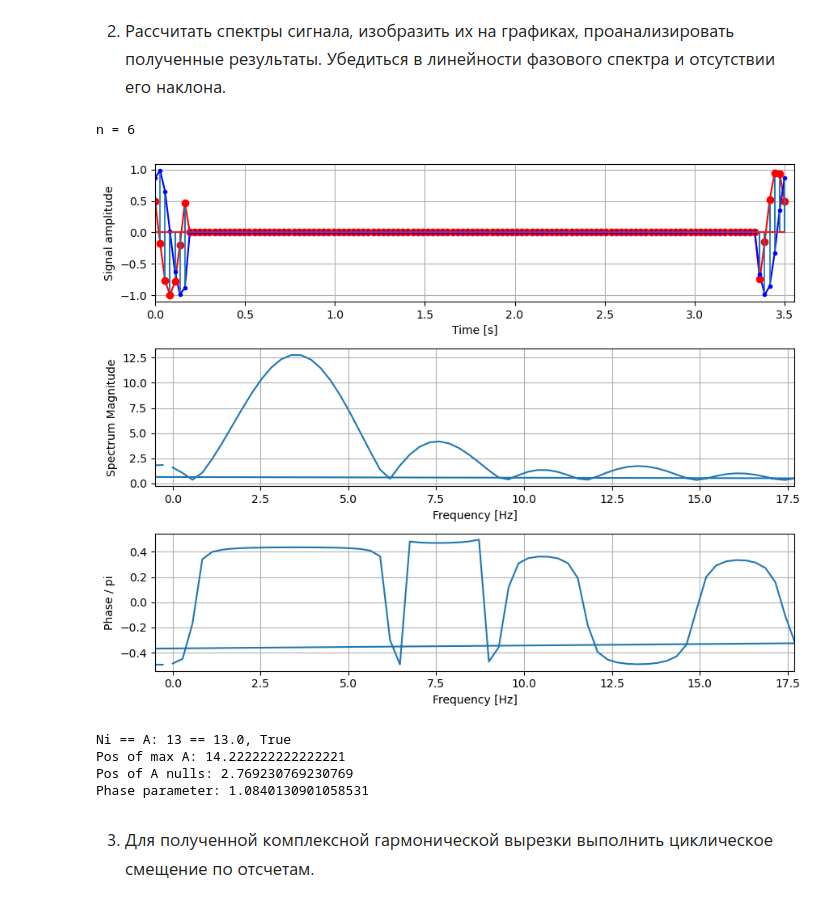
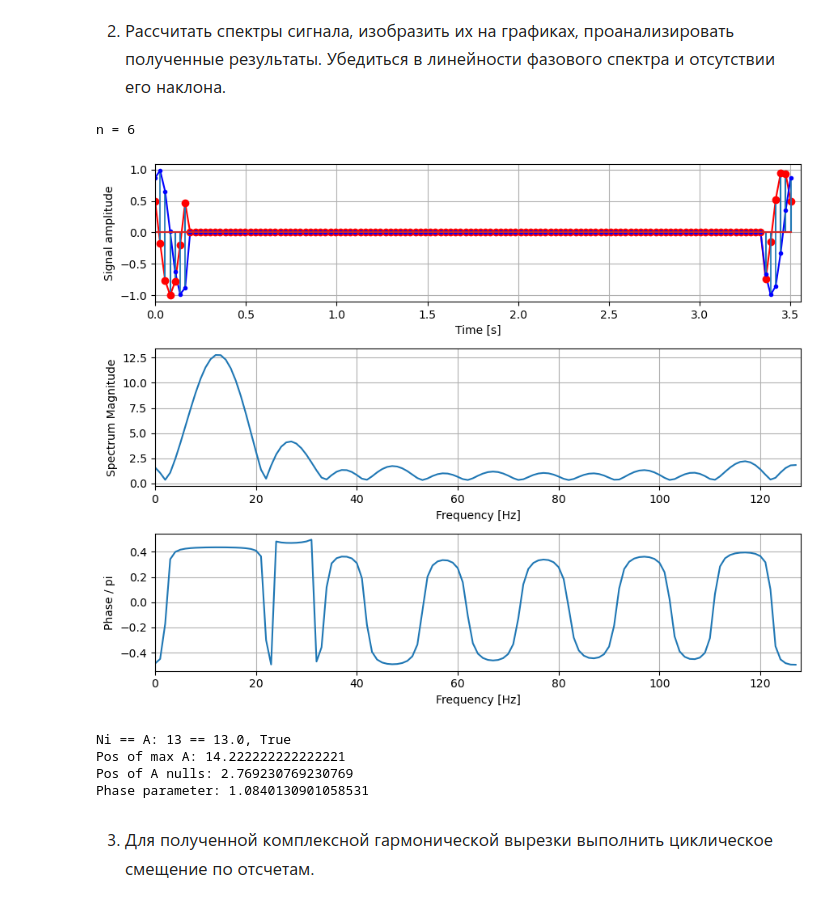
Before and after one commit to Jrvvv/dsp-miet, a Jupyter notebook: P02/PL02.ipynb, the cells around one changed output. Cells and saved outputs as stored; diff of their text form; code cells hidden in the pictures.

```diff
--- a/P02/PL02.ipynb
+++ b/P02/PL02.ipynb
@@ -430,7 +430,8 @@ n = int((Ni - 1) / 2)
 print(f'n = {n}')
 x = np.concatenate((sig[0:n + 1], np.zeros(N - Ni), sig[N - n:N]))
 
-f = fftpack.fftfreq(len(x)) * fs
+# f = fftpack.fftfreq(N) * fs
+f = np.linspace(0, N, N, endpoint = False)
 X = fftpack.fft(x)
 fig, axes = plt.subplots(nrows=3, ncols=1, figsize=(9, 7))
 
@@ -438,47 +439,40 @@ A_imm = np.abs(X)
 P_imm = np.arctan(np.imag(X) / (np.real(X) + 1e-6));
 
 axes[0].plot(t, np.real(x), label='real', color='red')
 axes[0].plot(t, np.imag(x), label='imag', color='blue')
 markerline, stemline, baseline, = axes[0].stem(t, np.real(x), label='real', markerfmt='ro')
 markerline, stemline, baseline, = axes[0].stem(t, np.imag(x), label='imag', markerfmt='bo')
 plt.setp(stemline, linewidth = 1.25)
 plt.setp(markerline, markersize = 3)
 axes[0].grid(True)
 axes[0].set_xlabel('Time [s]')
 axes[0].set_ylabel('Signal amplitude')
 axes[0].set_xlim(0, np.max(N)*T)
 axes[1].grid(True)
 axes[1].plot(f, A_imm)
 axes[1].set_xlabel('Frequency [Hz]')
 axes[1].set_ylabel('Spectrum Magnitude')
-axes[1].set_xlim(-0.5, fs / 2 - 0.3)
+axes[1].set_xlim(0, N)
 axes[2].grid(True)
 axes[2].plot(f, P_imm / np.pi)
 axes[2].set_xlabel('Frequency [Hz]')
 axes[2].set_ylabel('Phase / pi')
-axes[2].set_xlim(-0.5, fs / 2 - 0.3)
+axes[2].set_xlim(0, N)
 fig.tight_layout()
 plt.show()
 
 print(f'Ni == A: {Ni} == {np.round(np.max(A_imm))}, {Ni == np.round(np.max(A_imm))}')
 print(f'Pos of max A: {f0 * T * N}')
 print(f'Pos of A nulls: {1/ (T * Ni)}')
 mu = 0.25
 print(f'Phase parameter: {-s * mu * 2 * np.pi / N + phi0}')
 # %% [output]
 n = 6
-[figure, old version]
+[figure, new version]
+Ni == A: 13 == 13.0, True
+Pos of max A: 14.222222222222221
+Pos of A nulls: 2.769230769230769
+Phase parameter: 1.0840130901058531
-# %%
-print(f'Ni == A: {Ni} == {np.round(np.max(A_imm))}, {Ni == np.round(np.max(A_imm))}')
-print(f'Pos of max A: {f0 * T * N}')
-print(f'Pos of A nulls: {1/ (T * Ni)}')
-mu = 0.25
-print(f'Phase parameter: {-s * mu * 2 * np.pi / N + phi0}')
-# %% [output]
-Ni == A: 13 == 13.0, True
-Pos of max A: 14.222222222222221
-Pos of A nulls: 2.769230769230769
-Phase parameter: 1.0840130901058531
 # %% [markdown]
 ![image.png](attachment:image.png)
 # %% [markdown]
```
Also changed, not shown: parts of 7 cells of this notebook.
